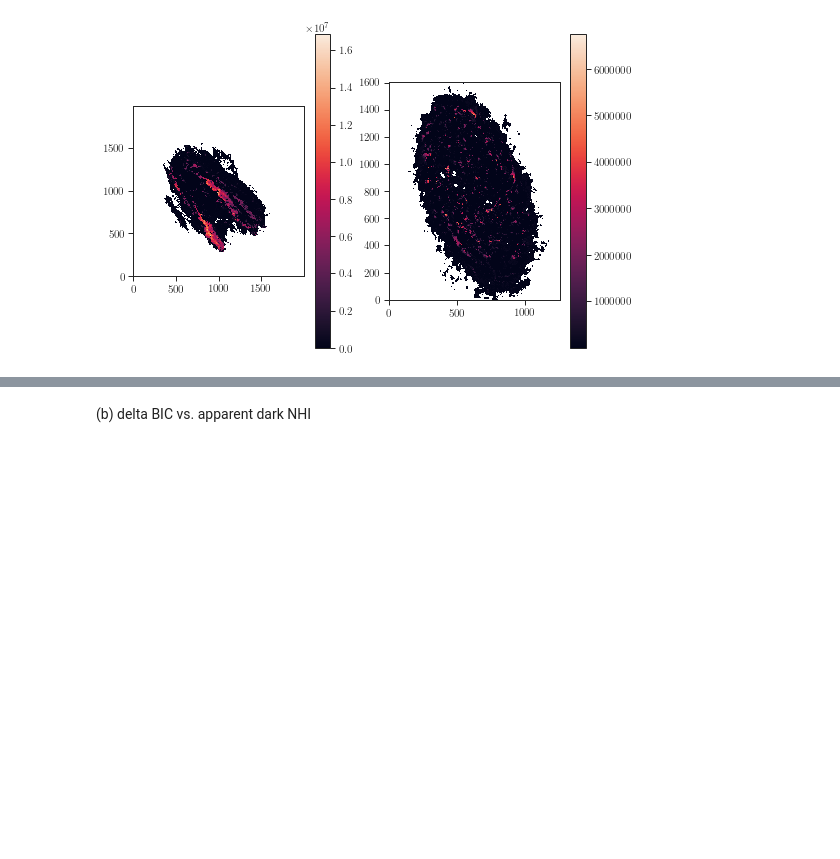
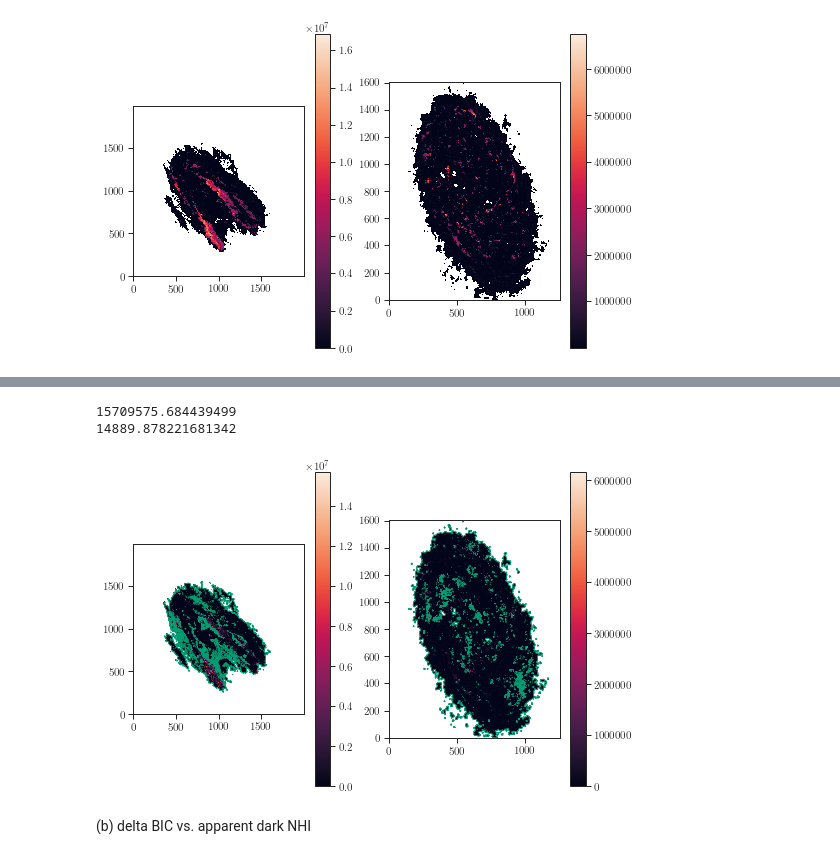
Before and after one commit to e-koch/HI-LineShapes, a Jupyter notebook: figures/figure_bic_statistics_comparison.ipynb, the cells around one changed output, grey strips where cells are left out. Drawn from its saved outputs; the diff is of its cells as text; code cells hidden in the pictures; blank space fills up the shorter version.

```diff
--- a/figures/figure_bic_statistics_comparison.ipynb
+++ b/figures/figure_bic_statistics_comparison.ipynb
@@ -232,0 +367,16 @@ plt.colorbar()
+# %%
+twocolumn_figure()
+
+plt.subplot(121)
+plt.imshow(m31_darknhi - m31_darknhi_low, origin='lower')
+plt.colorbar()
+plt.contour(m31_darknhi > m31_darknhi_low, colors='g', linewidths=0.3)
+
+plt.subplot(122)
+plt.imshow(m33_darknhi - m33_darknhi_low, origin='lower')
+plt.colorbar()
+plt.contour(m33_darknhi > m33_darknhi_low, colors='g', linewidths=0.3)
+
+print(np.nanmax(m31_darknhi - m31_darknhi_low))
+print(np.nanmax(m31_darknhi - m31_darknhi_up))
+# %% [output]
@@ -233,2 +386,5 @@ plt.colorbar()
+15709575.684439499
+14889.878221681342
+[figure, added]
 # %% [markdown]
 (b) delta BIC vs. apparent dark NHI
```
Also changed, not shown: parts of 35 cells of this notebook.
